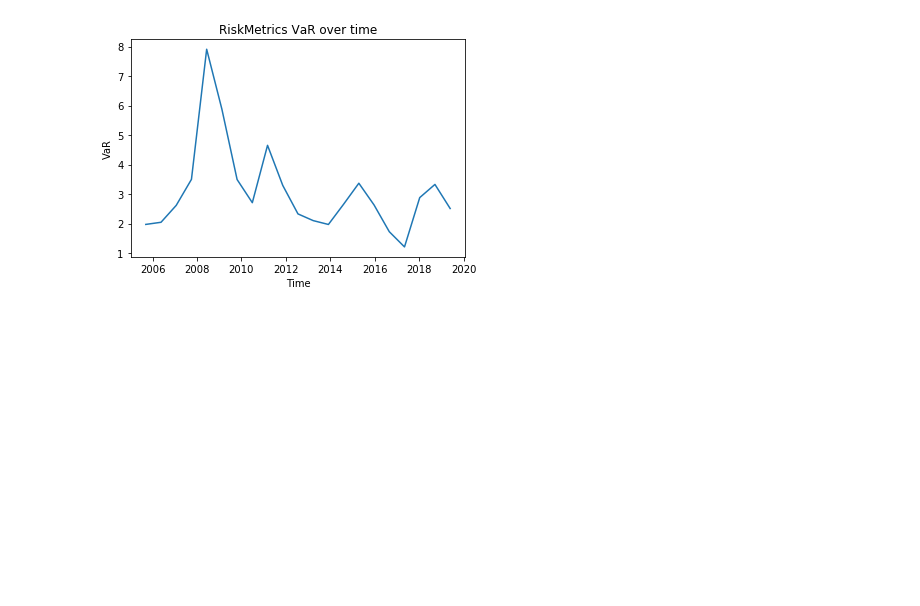
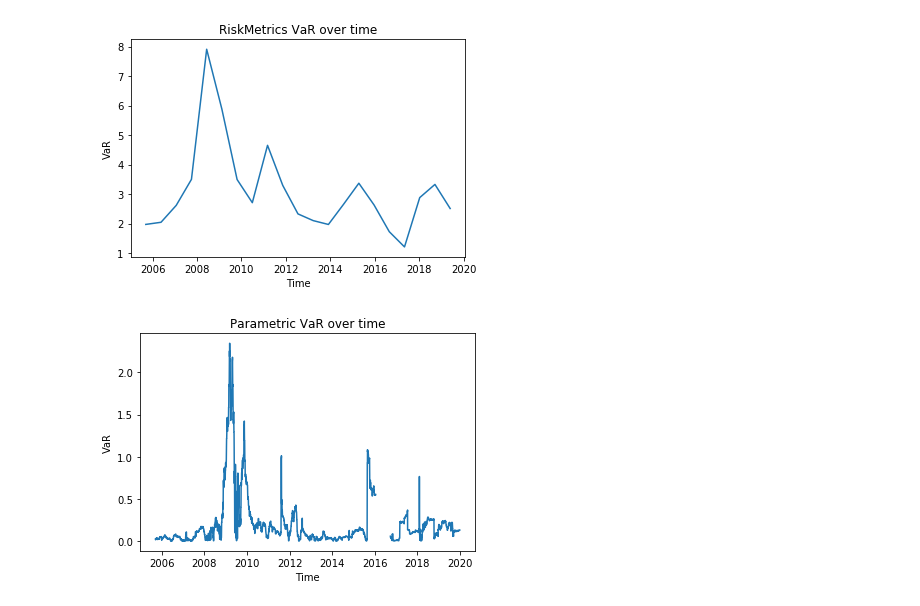
Before and after one commit to poclecoqq/Trending-stocks, a Jupyter notebook: tp1/Question2.ipynb, the cells around one changed output. Saved outputs shown, nothing was run; the diff lists cells and outputs as text; code cells hidden in the pictures; blank space fills up the shorter version.

```diff
--- a/tp1/Question2.ipynb
+++ b/tp1/Question2.ipynb
@@ -76,6 +81,13 @@ def parametric_var_comparison(rois):
     std = np.std(rois)
     return mu - 1.96 * std
 
+def modified_var_comparison(rois):
+    mu = np.mean(rois)
+    std = np.std(rois)
+    skew = stats.skew(rois)
+    kurtosis = stats.kurtosis(rois)
+    ZCF = mu + (skew/6)*(mu**2 - 1) + (kurtosis/24) * (mu**3 - 3*mu) + (skew**2/36) * (2* mu**3 - 5*mu)
+    return mu - ZCF * std
 
 def calculate_var(stock_prices, comparison_func):
     period = 250
@@ -156,3 +166,8 @@ var_array = calculate_RiskMetrics_var(dow_prices)
 plot_var(var_array,"RiskMetrics")
 # %% [output]
 [figure]
+# %%
+var_array = calculate_var(dow_prices, modified_var_comparison)
+plot_var(var_array, "Parametric")
+# %% [output]
+[figure, added]
```
Also changed, not shown: parts of 2 cells of this notebook.
